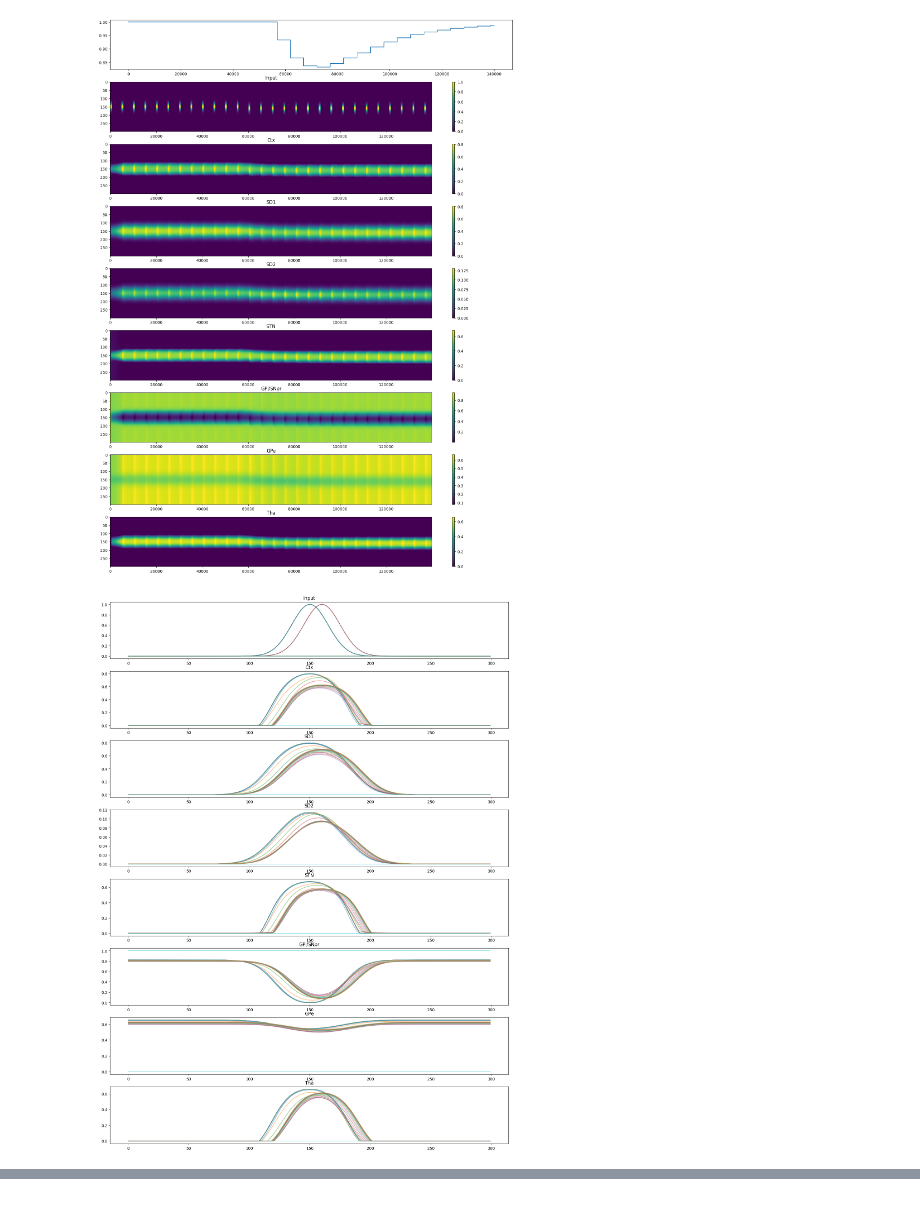
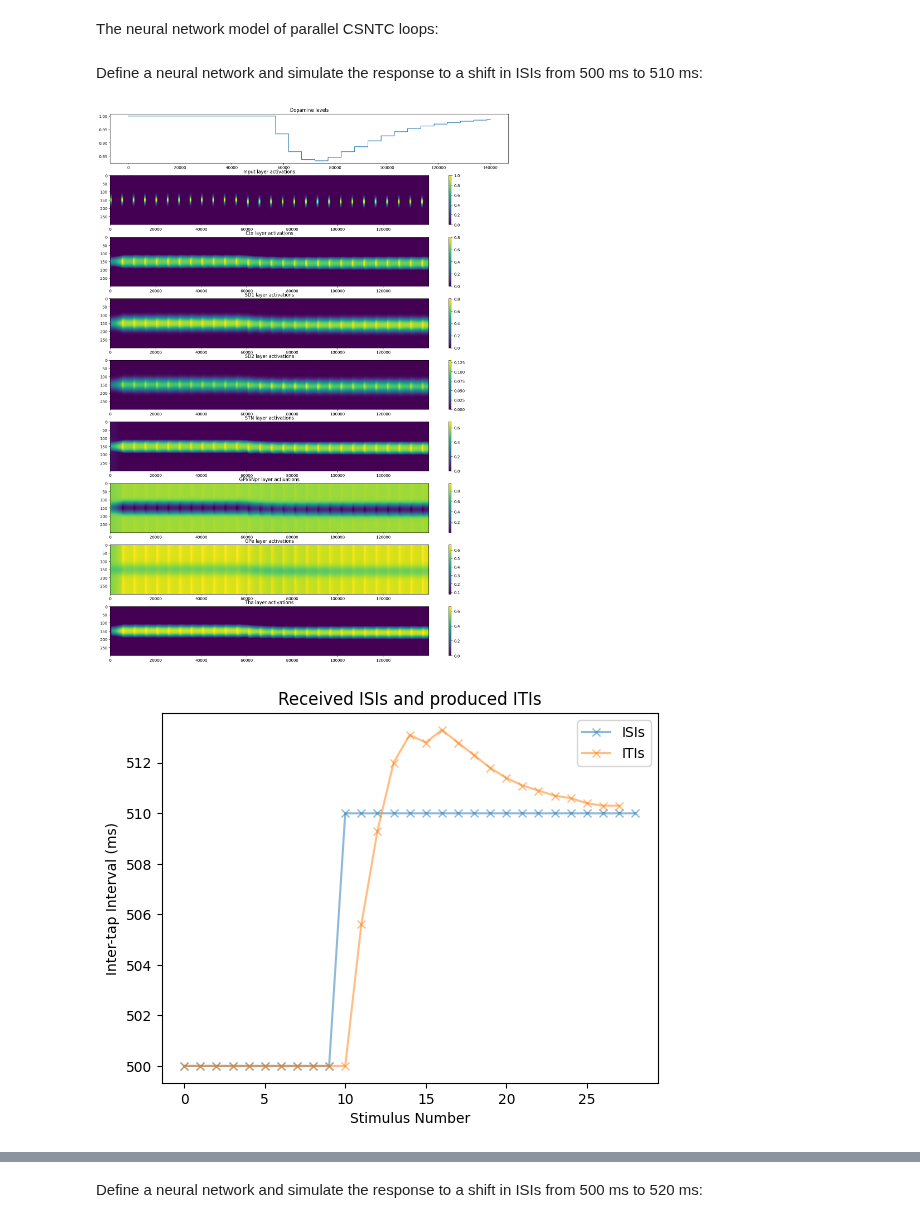
Before and after one commit to joncannon/Thesis, a Jupyter notebook: bg_model_switching.ipynb, the cells around one changed output, grey strips where cells are left out. Drawn from its saved outputs; the diff is of its cells as text; code cells hidden in the pictures.

```diff
--- a/bg_model_switching.ipynb
+++ b/bg_model_switching.ipynb
@@ -18,16 +10,6 @@ stable_input = np.zeros(5000 * 10)
 
 for i in range(0,10):
     stable_input[i*5000] = 1
-
-short_stable = np.zeros(5000 * 5)
-for i in range(0,5):
-    short_stable[i*5000] = 1
-
-short_stable2 = np.zeros(5000 * 8)
-for i in range(0,8):
-    short_stable2[i*5100] = 1
-
-thaut_test = np.concatenate((short_stable,short_stable2))
 
 
 #lets just add twenty 510 ms stimuli onto the end of stable_input
@@ -55,10 +37,3 @@ for i in range(0,20):
     thaut_fig3a[i*5200] = 1
 
 thaut_fig3a = np.concatenate((stable_input,thaut_fig3a))
-
-
-#plt.plot(thaut_test)
-#plt.plot(thaut_fig2a)
-
-
-plt.plot(thaut_fig4a[50000:60000])
@@ -68,9 +40,12 @@ plt.plot(thaut_fig4a[50000:60000])
+# %% [markdown]
+The neural network model of parallel CSNTC loops:
 # %%
 class b_ganglia:
-    def __init__(self,n_loops,time_steps,exc_spread1):
+    def __init__(self,n_loops,time_steps):
 
         self.n_loops = n_loops
         self.n_steps = time_steps
+        exc_spread = 15
 
         #activations for all units and matrix to hold input
         self.a_sd1 = np.zeros((time_steps, n_loops))
@@ -109,8 +84,8 @@ class b_ganglia:
         for i in range(0,n_loops):
             #inserting the Guassians into the matrix
             #wider-spreading connectivities
-            self.w_ctx_sd1[i] = stats.norm.pdf(unit_ids, i, exc_spread1) / np.max(stats.norm.pdf(unit_ids, i, exc_spread1)) * 0.04 #the dividing by the max ensure the weight distribution has a max of 1 before any other changes, just keeps the weights reasonable I think
-            self.w_ctx_sd2[i] = stats.norm.pdf(unit_ids, i, exc_spread1) / np.max(stats.norm.pdf(unit_ids, i, exc_spread1)) * 0.04
+            self.w_ctx_sd1[i] = stats.norm.pdf(unit_ids, i, exc_spread) / np.max(stats.norm.pdf(unit_ids, i, exc_spread)) * 0.04 #the dividing by the max ensure the weight distribution has a max of 1 before any other changes, just keeps the weights reasonable I think
+            self.w_ctx_sd2[i] = stats.norm.pdf(unit_ids, i, exc_spread) / np.max(stats.norm.pdf(unit_ids, i, exc_spread)) * 0.04
 
         #second attempt at this, implementing pure 1-to-1 connectivity
         self.w_ctx_stn = np.identity(n_loops) * 1
@@ -250,7 +225,6 @@ class b_ganglia:
         return x
 
 
-
     def display(self):
 
         titles = ('Input','Ctx', 'SD1', 'SD2', "STN", "GPi/SNpr", "GPe", "Tha")
@@ -262,17 +236,23 @@ class b_ganglia:
         fig.tight_layout()
 
         ax[0].plot(self.da[20:140000])
-        plt.title("Da")
+        ax[0].set_title("Dopamine levels")
 
         for i in range(1,9):
             im = ax[i].imshow(data[i-1][20:140000].T,aspect='auto')
-            ax[i].set_title(titles[i-1])
+            ax[i].set_title(str(titles[i-1]+ ' layer activations'))
             plt.colorbar(im, ax=ax[i])
 
+        #this code plots the activations of all units at different time steps for each layer, it can be helpful for diagnosing problems but also takes a long time to plot and doesn't provide a ton of
+        # new information, so we can leave it commented out for now
+        '''
         fig2, ax = plt.subplots(8)
         fig2.set_figheight(20)
         fig2.set_figwidth(15)
         fig2.tight_layout()
+
+        #this code plots the activations of all units at different time steps for each layer, it can be helpful for diagnosing problems but also takes a long time to plot and doesn't provide a ton of
+        # new information, so we can leave it commented out for now
 
         for i in range(8):
             time_steps = np.arange(5000,self.n_steps,5000)
@@ -280,10 +260,12 @@ class b_ganglia:
                 ax[i].plot(data[i][step + 500],alpha=0.5,label= str("step = "+str(step)))
                 ax[i].set_title(titles[i])
                 #ax[i].legend()
+        '''
 
         plt.figure(3)
         plt.plot(self.ISI_report, alpha=0.5, label="ISIs",marker='x')
         plt.plot(self.ITI_report, alpha=0.5, label="ITIs",marker="x")
+        plt.title("Received ISIs and produced ITIs")
         plt.xlabel('Stimulus Number')
         plt.ylabel('Inter-tap Interval (ms)')
         plt.legend()
@@ -291,18 +273,21 @@ class b_ganglia:
         plt.figure(4)
         saliences = np.argmax(self.a_tha, axis=1) + 350
         plt.plot(saliences[10000:-10000])
+        plt.title("Most salient ITIs across simulation")
         plt.xlabel('Time step')
         plt.ylabel('Most salient ITI (ms)')
 
         plt.show
 
         return None
+# %% [markdown]
+Define a neural network and simulate the response to a shift in ISIs from 500 ms to 510 ms:
 # %%
-bg2 = b_ganglia(n_loops=300, time_steps=len(thaut_fig4a), exc_spread1=15)
+bg1 = b_ganglia(n_loops=300, time_steps=len(thaut_fig4a))
 dopamine = np.ones(len(thaut_fig4a))
 
-bg2.run(thaut_fig4a)
-bg2.display()
+bg1.run(thaut_fig4a)
+bg1.display()
 # %% [output]
-[figure, old version]
+[figure, new version]
-[figure, old version]
+[figure, new version]
@@ -311 +295,3 @@ bg2.display()
+# %% [markdown]
+Define a neural network and simulate the response to a shift in ISIs from 500 ms to 520 ms:
 # %%
```
Also changed, not shown: parts of 9 cells of this notebook.
